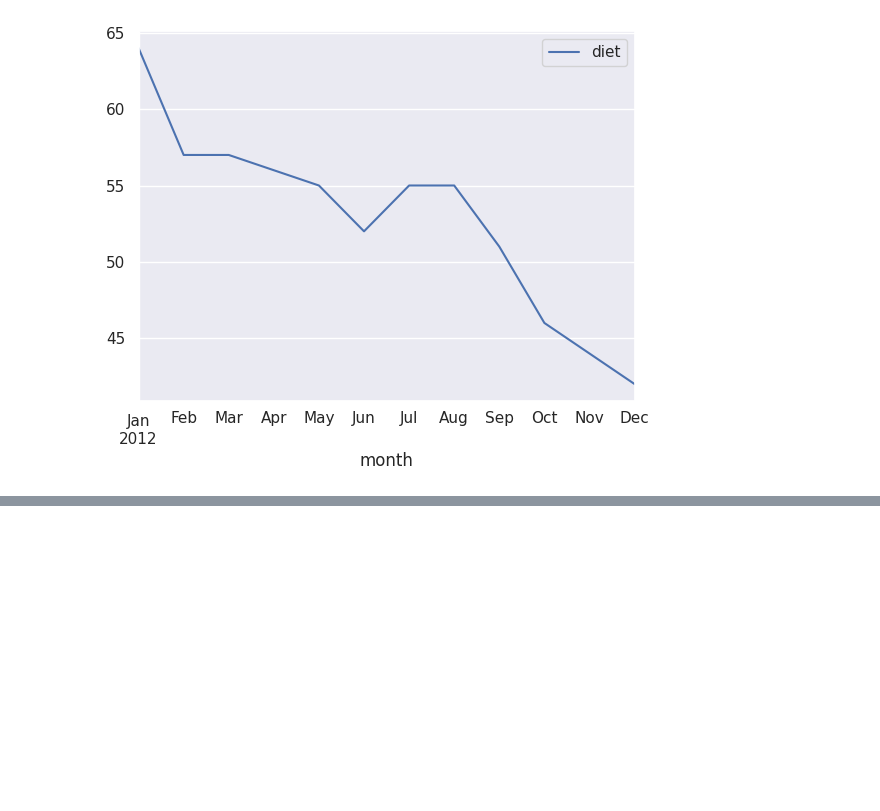
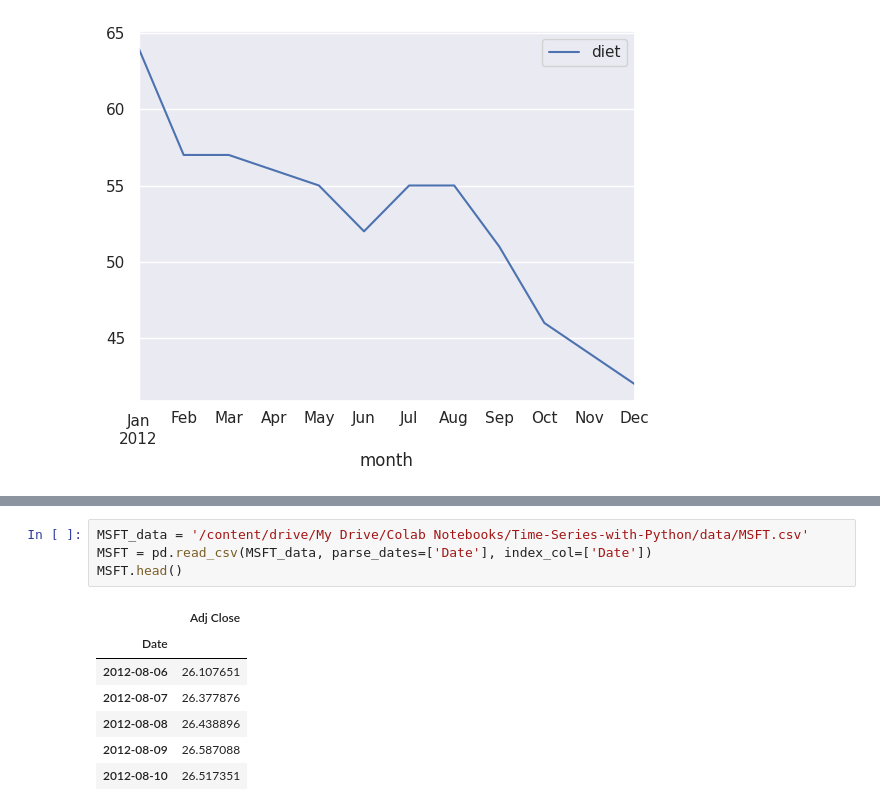
Before and after one commit to MeghanGH/time-series-with-python, a Jupyter notebook: Time_Series_Analysis_in_Python.ipynb, the cells around one changed output, grey strips where cells are left out. Cells and saved outputs as stored; diff of their text form; blank space fills up the shorter version.

```diff
--- a/Time_Series_Analysis_in_Python.ipynb
+++ b/Time_Series_Analysis_in_Python.ipynb
@@ -110,0 +291,12 @@ DATE
+# %%
+MSFT_data = '/content/drive/My Drive/Colab Notebooks/Time-Series-with-Python/data/MSFT.csv'
+MSFT = pd.read_csv(MSFT_data, parse_dates=['Date'], index_col=['Date'])
+MSFT.head()
+# %% [output]
+|  | Adj Close |
+| Date |  |
+| 2012-08-06 | 26.107651 |
+| 2012-08-07 | 26.377876 |
+| 2012-08-08 | 26.438896 |
+| 2012-08-09 | 26.587088 |
+| 2012-08-10 | 26.517351 |
```
Also changed, not shown: parts of 23 cells of this notebook.
